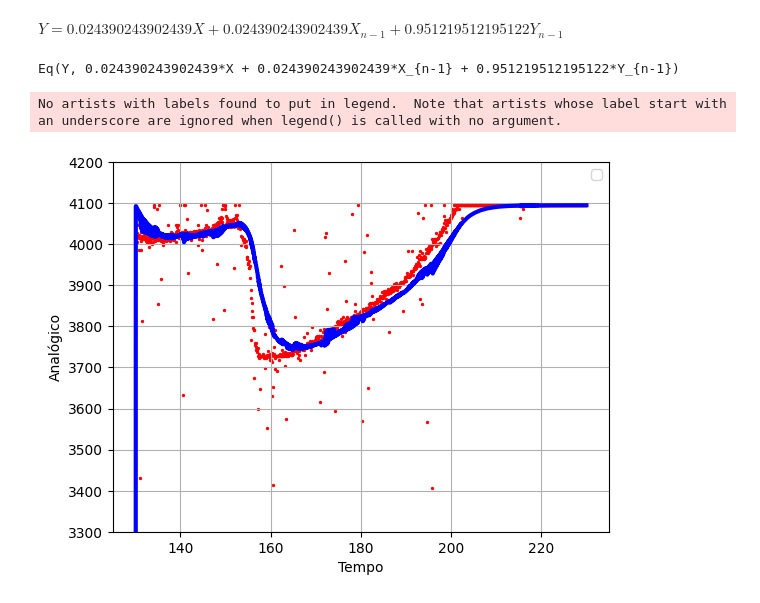
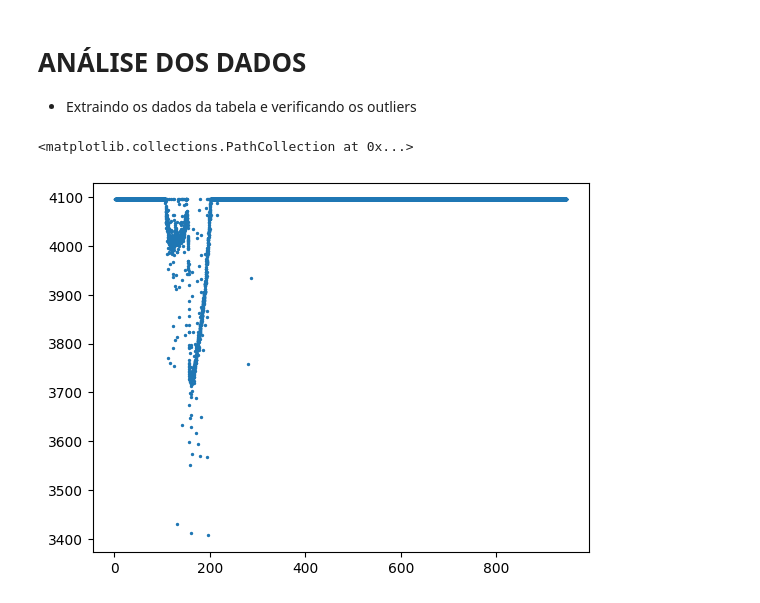
Before and after one commit to KlaussMarchi/FilterSensor, a Jupyter notebook: ANALYSIS/Analysys.ipynb, the cells around one changed output. Saved outputs shown, nothing was run; the diff lists cells and outputs as text; code cells hidden in the pictures.

```diff
--- a/ANALYSIS/Analysys.ipynb
+++ b/ANALYSIS/Analysys.ipynb
@@ -143,9 +7,0 @@ $\displaystyle - X - X_{n-1} + 41.0 Y - 39.0 Y_{n-1} = 0$
-# %%
-ladoDireito = sp.solve(eq, Y)[0]
-
-y = sp.Eq(Y, ladoDireito)
-display(y)
-print(y)
-# %% [output]
-$\displaystyle Y = 0.024390243902439 X + 0.024390243902439 X_{n-1} + 0.951219512195122 Y_{n-1}$
-Eq(Y, 0.024390243902439*X + 0.024390243902439*X_{n-1} + 0.951219512195122*Y_{n-1})
@@ -183,13 +8,12 @@ while n < len(yData):
-# %%
-plt.scatter(xData, yData, s=2, color='red')
-plt.plot(xData, outputData, linewidth=3, color='blue')
-
-plt.ylim(3300, 4200)
-plt.xlabel('Tempo')
-plt.ylabel('Analógico')
-plt.legend()
-plt.grid()
-plt.show()
-# %% [output]
-No artists with labels found to put in legend.  Note that artists whose label start with an underscore are ignored when legend() is called with no argument.
-[figure, removed]
+# %% [markdown]
+# ANÁLISE DOS DADOS
+- Extraindo os dados da tabela e verificando os outliers
+# %%
+df = pd.read_csv('DataBase.csv')
+xData = df['time'].to_numpy()
+yData = df['analog'].to_numpy()
+
+plt.scatter(xData, yData, s=2)
+# %% [output]
+<matplotlib.collections.PathCollection at 0x...>
+[figure, added]
```
Also changed, not shown: parts of 34 cells of this notebook, 4 other files.
